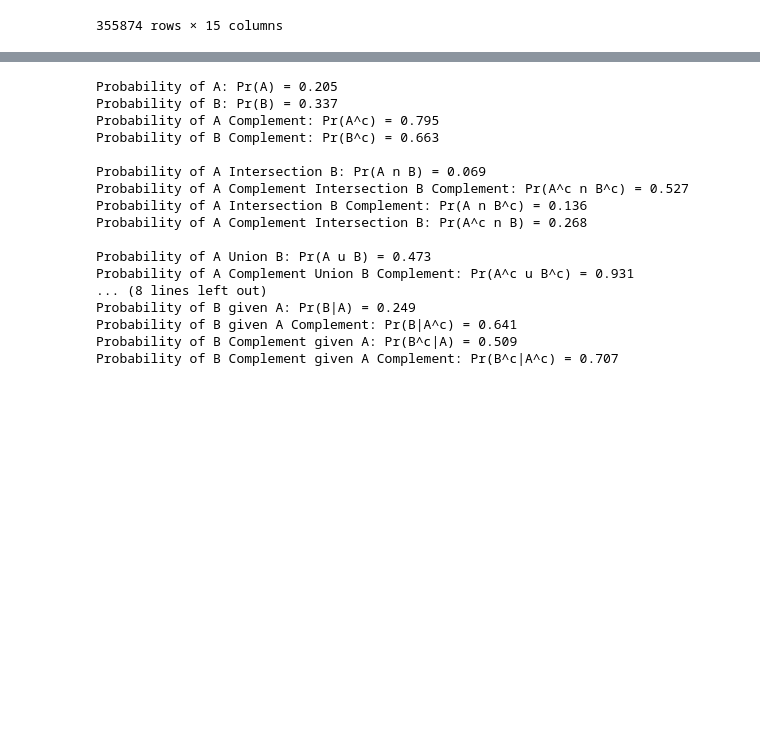
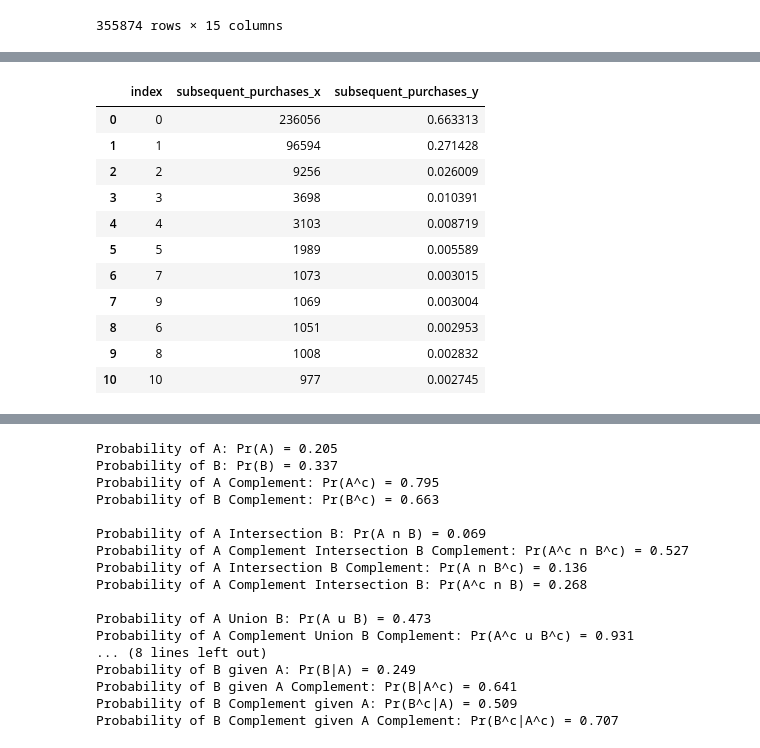
Before and after one commit to joncorrigan630/CarMaxAnalytics, a Jupyter notebook: Carmax Script 05 - Conditional Probability.ipynb, the cells around one changed output, grey strips where cells are left out. Cells and saved outputs as stored; diff of their text form; code cells hidden in the pictures; blank space fills up the shorter version.

```diff
--- a/Carmax Script 05 - Conditional Probability.ipynb
+++ b/Carmax Script 05 - Conditional Probability.ipynb
@@ -20,17 +20,6 @@ df
 | 355872 | 252391 | NISSAN | 350Z | 2003 | 12501 | False | True | ... |
 | 355873 | 52652 | CHEVROLET | MALIBU | 2012 | 17501 | True | True | ... |
 355874 rows × 15 columns
-# %%
-dataset = df.loc[:, ["insert_num", "previous_purchase", "subsequent_purchases"]]
-
-prev_purchase_proportion = dataset["previous_purchase"].value_counts(normalize=True, sort=True).reset_index()
-prev_purchase_count = dataset["previous_purchase"].value_counts(sort=True).reset_index()
-
-prev_purchase_merged = prev_purchase_count.merge(prev_purchase_proportion, on='index')
-prev_purchase_merged.rename(columns = {'index':'prev_purchase_categories', 'previous_purchase_x':'previous_purchase_count', 'previous_purchase_y':'previous_purchase_proportion'}, inplace=True)
-
-subseq_purchase_proportion = dataset["subsequent_purchases"].value_counts(normalize=True, sort=True).reset_index()
-subseq_purchase_count = dataset["subsequent_purchases"].value_counts(sort=True).reset_index()
-
-subseq_purchase_merged = subseq_purchase_count.merge(subseq_purchase_proportion, on='index')
-subseq_purchase_merged.rename(columns = {'index': 'subsequent_purchase_categories', 'subsequent_purchases_x':'subsequent_purchase_count', 'subsequent_purchases_y':'subsequent_purchase_proportion'}, inplace=True)
+# %%
+purchases_df = dataset.loc[:, ["previous_purchase", "subsequent_purchases"]]
+purchases_df
@@ -36,0 +68,3 @@ subseq_purchase_merged.rename(columns = {'index': 'subsequent_purchase_categorie
+# %%
+subseq_purchase_proportion = purchases_df["subsequent_purchases"].value_counts(normalize=True, sort=True).reset_index()
+subseq_purchase_proportion
@@ -36,0 +84,3 @@ subseq_purchase_merged.rename(columns = {'index': 'subsequent_purchase_categorie
+# %%
+subseq_purchase_count = purchases_df["subsequent_purchases"].value_counts(sort=True).reset_index()
+subseq_purchase_count
@@ -36,0 +100,16 @@ subseq_purchase_merged.rename(columns = {'index': 'subsequent_purchase_categorie
+# %%
+subseq_purchase_merged = subseq_purchase_count.merge(subseq_purchase_proportion, on='index')
+subseq_purchase_merged
+# %% [output]
+|  | index | subsequent_purchases_x | subsequent_purchases_y |
+| 0 | 0 | 236056 | 0.663313 |
+| 1 | 1 | 96594 | 0.271428 |
+| 2 | 2 | 9256 | 0.026009 |
+| 3 | 3 | 3698 | 0.010391 |
+| 4 | 4 | 3103 | 0.008719 |
+| 5 | 5 | 1989 | 0.005589 |
+| 6 | 7 | 1073 | 0.003015 |
+| 7 | 9 | 1069 | 0.003004 |
+| 8 | 6 | 1051 | 0.002953 |
+| 9 | 8 | 1008 | 0.002832 |
+| 10 | 10 | 977 | 0.002745 |
```
Also changed, not shown: parts of 10 cells of this notebook.
